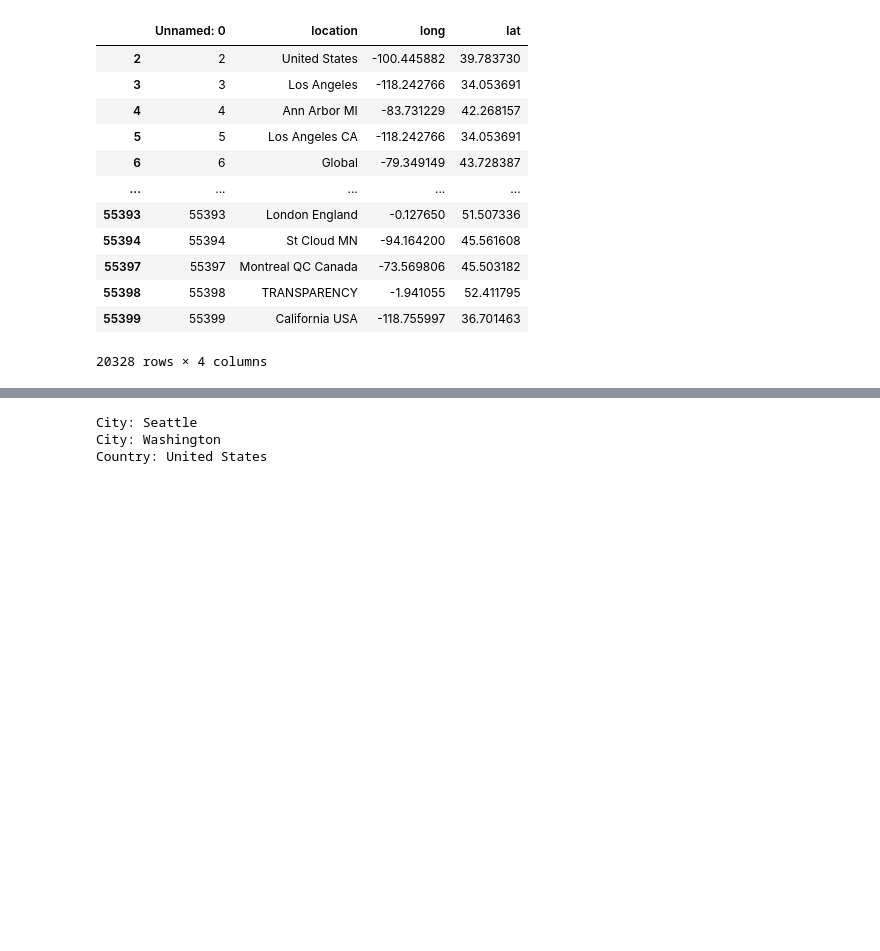
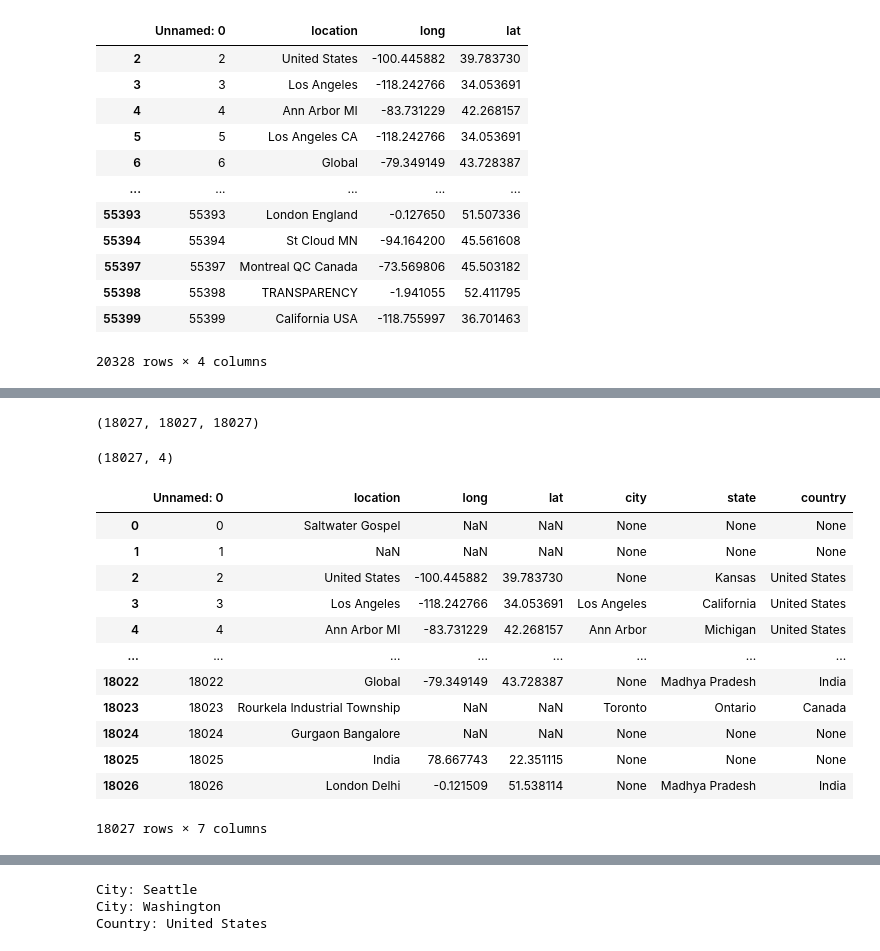
Before and after one commit to SreevaatsavB/Layoffs_analysis, a Jupyter notebook: Untitled.ipynb, the cells around one changed output, grey strips where cells are left out. Drawn from its saved outputs; the diff is of its cells as text; code cells hidden in the pictures; blank space fills up the shorter version.

```diff
--- a/Untitled.ipynb
+++ b/Untitled.ipynb
@@ -506,0 +474,31 @@ KeyboardInterrupt:
+# %%
+len(city_arr), len(state_arr), len(country_arr)
+# %% [output]
+(18027, 18027, 18027)
+# %%
+temp1 = pd.DataFrame([city_arr, state_arr, country_arr]).T
+# %%
+temp1.columns = ["city", "state", "country"]
+# %%
+temp_df = temp_df.iloc[:len(temp1)]
+temp_df.shape
+# %% [output]
+(18027, 4)
+# %%
+temp_df = pd.concat([temp_df, temp1], axis=1)
+# %%
+temp_df
+# %% [output]
+|  | Unnamed: 0 | location | long | lat | city | state | country |
+| 0 | 0 | Saltwater Gospel | NaN | NaN | None | None | None |
+| 1 | 1 | NaN | NaN | NaN | None | None | None |
+| 2 | 2 | United States | -100.445882 | 39.783730 | None | Kansas | United States |
+| 3 | 3 | Los Angeles | -118.242766 | 34.053691 | Los Angeles | California | United States |
+| 4 | 4 | Ann Arbor MI | -83.731229 | 42.268157 | Ann Arbor | Michigan | United States |
+| ... | ... | ... | ... | ... | ... | ... | ... |
+| 18022 | 18022 | Global | -79.349149 | 43.728387 | None | Madhya Pradesh | India |
+| 18023 | 18023 | Rourkela Industrial Township | NaN | NaN | Toronto | Ontario | Canada |
+| 18024 | 18024 | Gurgaon Bangalore | NaN | NaN | None | None | None |
+| 18025 | 18025 | India | 78.667743 | 22.351115 | None | None | None |
+| 18026 | 18026 | London Delhi | -0.121509 | 51.538114 | None | Madhya Pradesh | India |
+18027 rows × 7 columns
```
Also changed, not shown: parts of 46 cells of this notebook, 29 other files.
